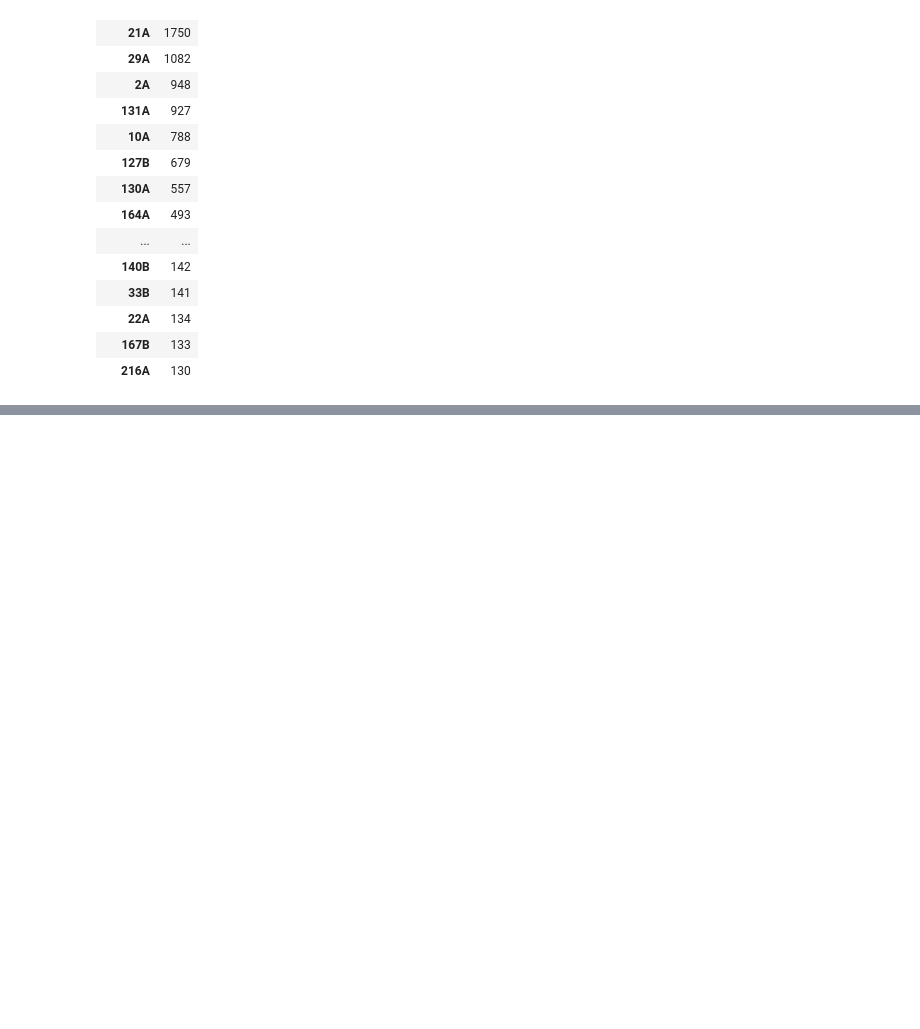
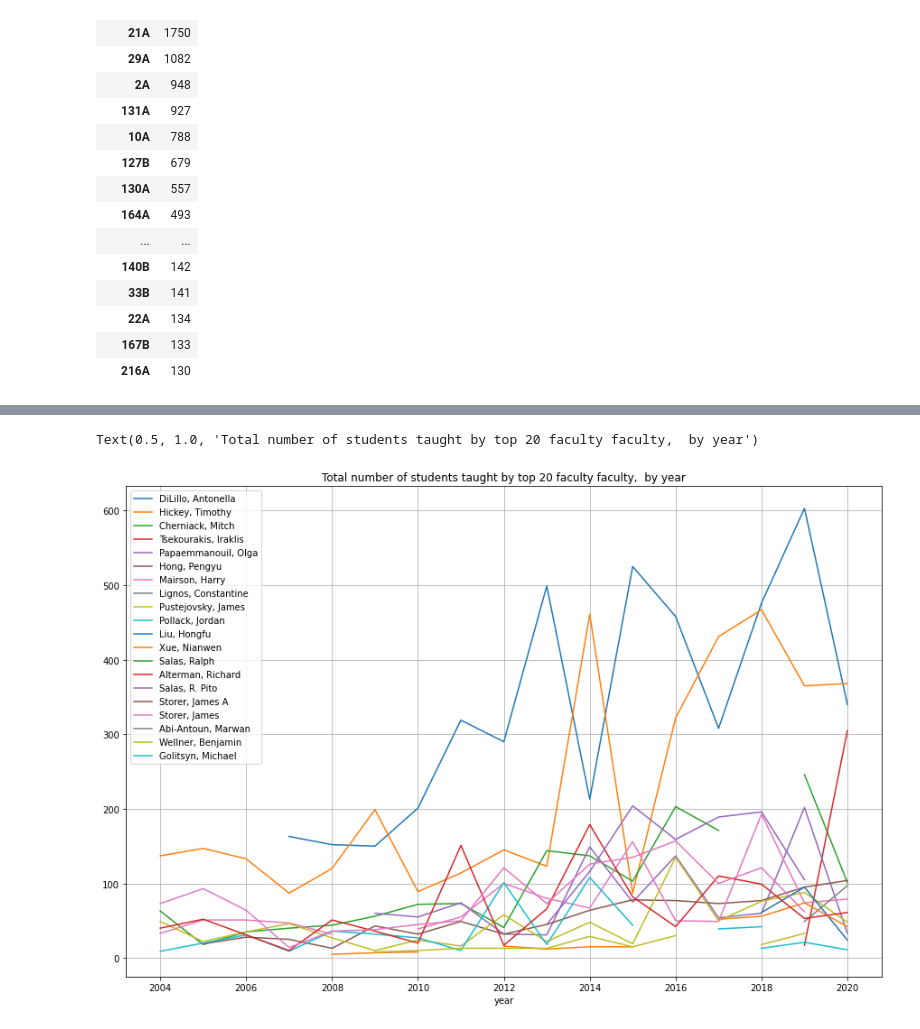
Before and after one commit to tjhickey724/cs103a, a Jupyter notebook: cosi_classes.ipynb, the cells around one changed output, grey strips where cells are left out. Drawn from its saved outputs; the diff is of its cells as text; code cells hidden in the pictures; blank space fills up the shorter version.

```diff
--- a/cosi_classes.ipynb
+++ b/cosi_classes.ipynb
@@ -432,0 +464,4 @@ pc
+# %%
+
+inst_enr = cs.groupby(['inst','year'])['enr'].agg(sum)
+inst_enr
@@ -432,0 +482,3 @@ pc
+# %%
+inst_enr = inst_enr.reset_index(level=['inst'])
+inst_enr
@@ -432,0 +500,3 @@ pc
+# %%
+inst_pt =  pd.pivot_table(inst_enr, values='enr', index=["year"], columns=["inst"])
+inst_pt
@@ -432,0 +539,9 @@ pc
+# %%
+inst_pt[insts.index[:20]].plot(figsize=(15,10))
+plt.legend()
+plt.grid()
+plt.title('Total number of students taught by top 20 faculty faculty,  by year')
+#plt.savefig("images/csfacbyyearCUM.png")
+# %% [output]
+Text(0.5, 1.0, 'Total number of students taught by top 20 faculty faculty,  by year')
+[figure, added]
```
Also changed, not shown: parts of 17 cells of this notebook, 2 other files.
